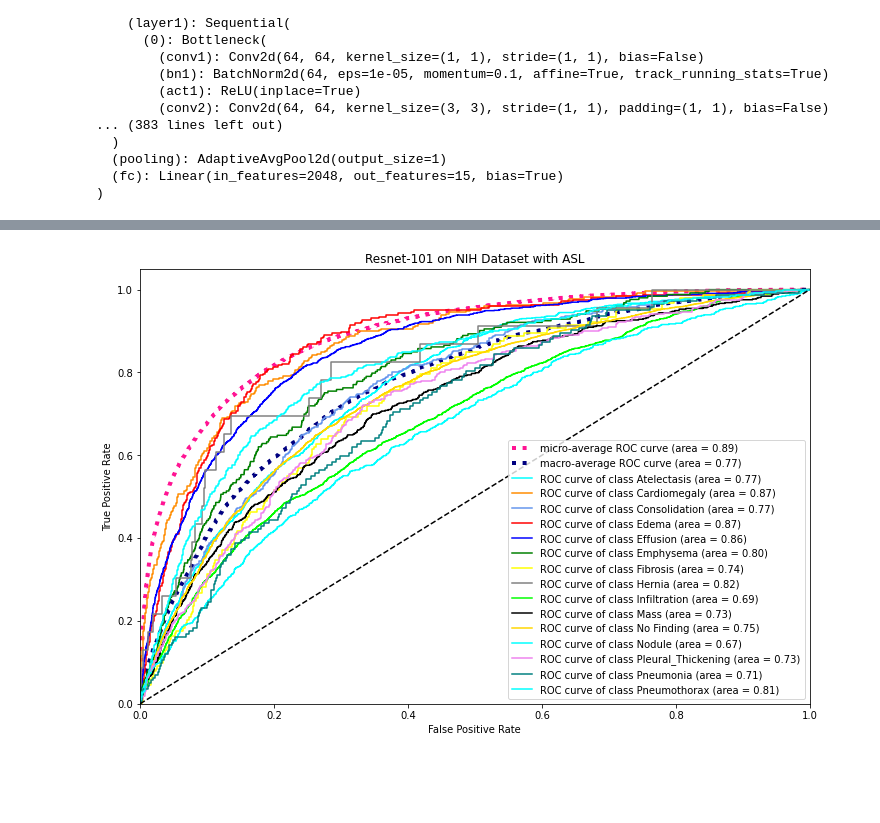
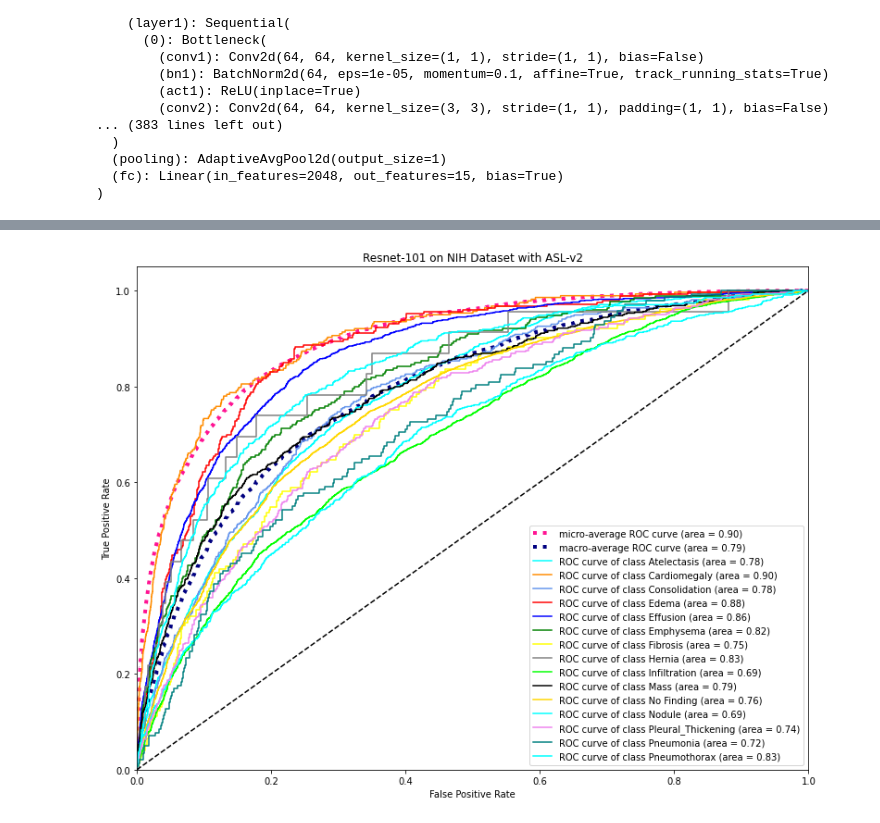
Before and after one commit to manjitullal/Lung-Diseases-Detection, a Jupyter notebook: Multi_Label_v3.ipynb, the cells around one changed output, grey strips where cells are left out. Saved outputs shown, nothing was run; the diff lists cells and outputs as text; code cells hidden in the pictures; blank space fills up the shorter version.

```diff
--- a/Multi_Label_v3.ipynb
+++ b/Multi_Label_v3.ipynb
@@ -417,7 +440,7 @@ def train_multi_label_nih(model, train_loader, val_loader, lr):
     ema = ModelEma(model, 0.9997)  # 0.9997^641=0.82
 
     # set optimizer
-    Epochs = 5
+    Epochs = 10
     Stop_epoch = 40
     weight_decay = 1e-4
     criterion = AsymmetricLoss(gamma_neg=4, gamma_pos=0, clip=0.05, disable_torch_grad_focal_loss=False)
@@ -538,7 +564,7 @@ torch.save(model.state_dict(), path + 'Resnet-101-ASL_NIH_v1.pt')
 path = '/content/drive/MyDrive/Projects/DS5500/final/'
 
 model_r = ResNet101()
-model_r.load_state_dict(torch.load(path + 'Resnet-101-ASL_NIH_v1.pt'))
+model_r.load_state_dict(torch.load(path + 'Resnet-101-ASL_NIH_v2.pt'))
 model_r.eval()
 model_r.to(device)
 
@@ -624,7 +650,7 @@ def plot_roc(y_test, y_score, title):
   roc_auc["macro"] = auc(fpr["macro"], tpr["macro"])
 
   # Plot all ROC curves
-  plt.figure(figsize=(12,8))
+  plt.figure(figsize=(13,10))
   plt.plot(fpr["micro"], tpr["micro"],
           label='micro-average ROC curve (area = {0:0.2f})'
                 ''.format(roc_auc["micro"]),
@@ -652,4 +682,4 @@ def plot_roc(y_test, y_score, title):
 # %%
-plot_roc(y_truelabel, y_pred, 'Resnet-101 on NIH Dataset with ASL')
+plot_roc(y_truelabel, y_pred, 'Resnet-101 on NIH Dataset with ASL-v2')
 # %% [output]
-[figure, old version]
+[figure, new version]
```
Also changed, not shown: parts of 8 cells of this notebook.
